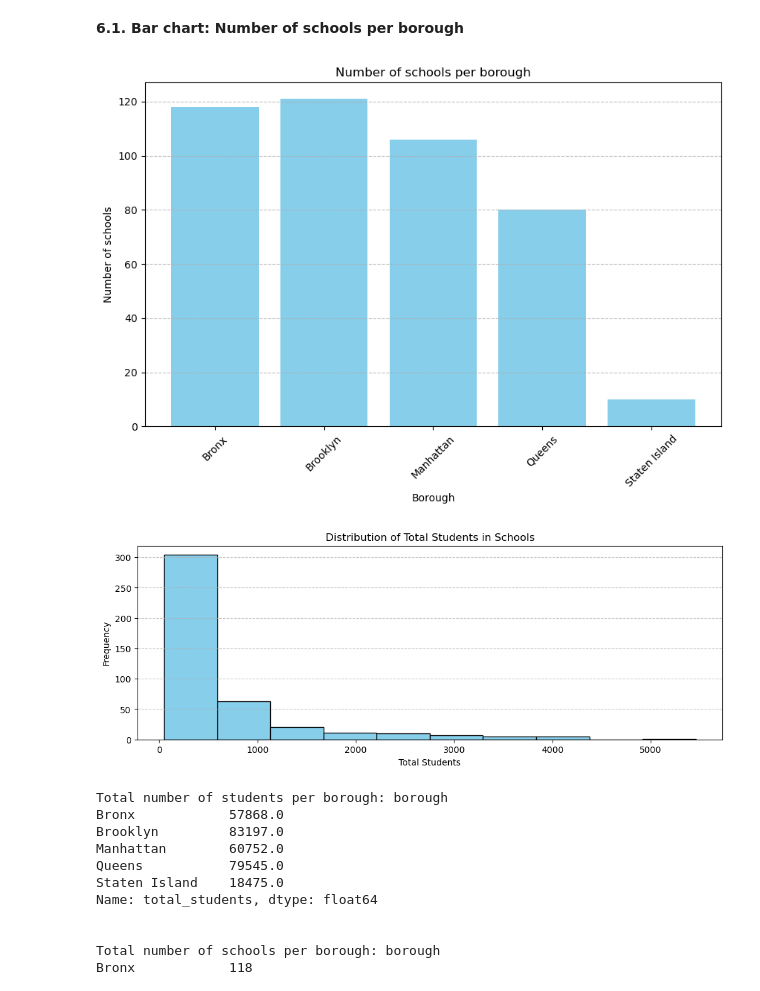
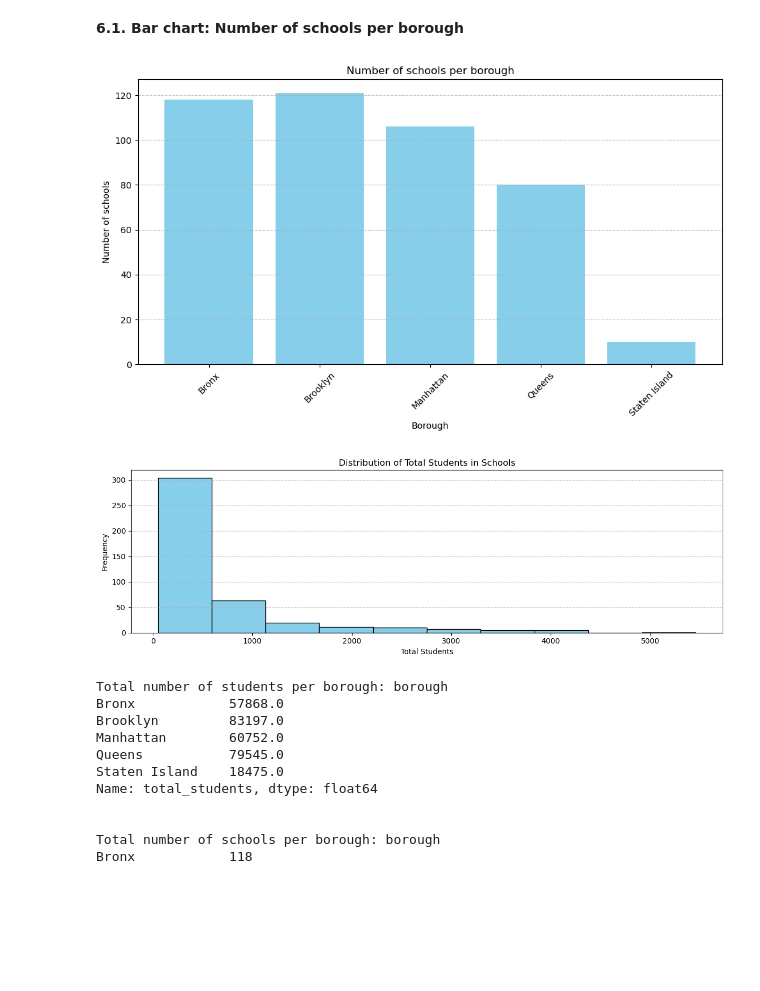
Before and after one commit to NyafeuKamdem/nyc-schools-analysis, a Jupyter notebook: school_directory_exploration/day2_analysis.ipynb, the cells around one changed output. Saved outputs shown, nothing was run; the diff lists cells and outputs as text; code cells hidden in the pictures; blank space fills up the shorter version.

Commit message:
Add analysis visualizations to assets and update notebooks

```diff
--- a/school_directory_exploration/day2_analysis.ipynb
+++ b/school_directory_exploration/day2_analysis.ipynb
@@ -12,7 +12,7 @@ import seaborn as sns
 # %% [markdown]
 **2.1.Data Loading**
 # %%
-df = pd.read_csv("high-school-directory-day2.csv")
+df = pd.read_csv("data/high-school-directory.csv")
 pd.set_option("display.max_columns", None) # None = Show all columns
 df.head(3)
 # %% [output]
@@ -150,18 +150,20 @@ gran_span_max_x_borough
 # %%
 plt.figure(figsize = (10, 6))                             # Set the figure size
 plt.bar(
     nber_schools_x_borough.index,                         # Set the x-axis labels
     nber_schools_x_borough.values,                        # Set the y-axis values
     color = "skyblue"                                     # Set the bar color
 )
 plt.grid(axis = "y", linestyle = "--", alpha = 0.75)      # Add gridlines
 plt.xlabel("Borough")                                     # Add x-label
 plt.ylabel("Number of schools")                           # Add y-label
 plt.title("Number of schools per borough")                # Add title
 plt.xticks(rotation = 45)                                 # Rotate x-ticks
+plt.tight_layout()                                        # Adjust layout
+plt.savefig("schools_per_borough.png")                    # Save the plot as a PNG file
 plt.show()                                                # Show the plot
 # %% [output]
-[figure, old version]
+[figure, new version]
 # %%
 plt.figure(figsize = (12, 4))                               # Set the figure size
 plt.hist(
@@ -174,9 +176,11 @@ plt.grid(axis = "y", linestyle = "--", alpha = 0.75)        # Add gridlines
 plt.title("Distribution of Total Students in Schools")      # Add title
 plt.xlabel("Total Students")                                # Add x-label
 plt.ylabel("Frequency")                                     # Add y-label
+plt.tight_layout()                                          # Adjust layout
+plt.savefig("students_distribution.png")                   # Save the plot as a PNG file
 plt.show()                                                  # Show the plot
 # %% [output]
-[figure, old version]
+[figure, new version]
 # %%
 total_students_x_borough = df.groupby("borough")["total_students"].sum()         # Total number of students per borough
 total_schools_x_borough = df.groupby("borough")["dbn"].count()                   # Total number of schools per borough
```
Also changed, not shown: parts of 2 cells of this notebook, 11 other files.
